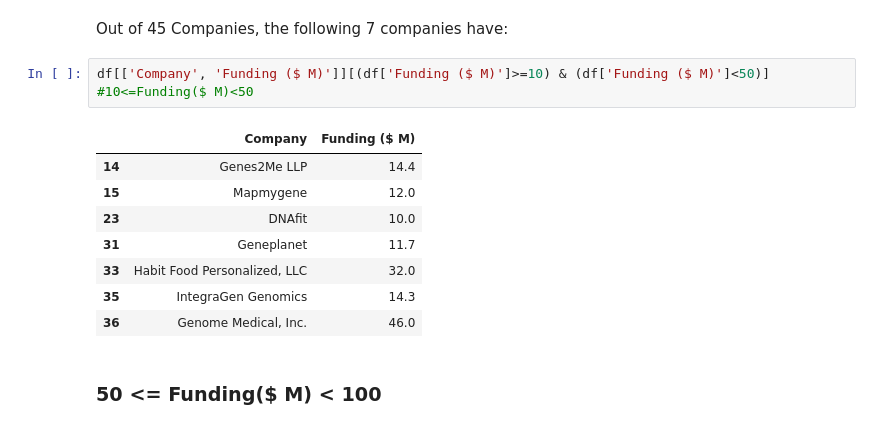
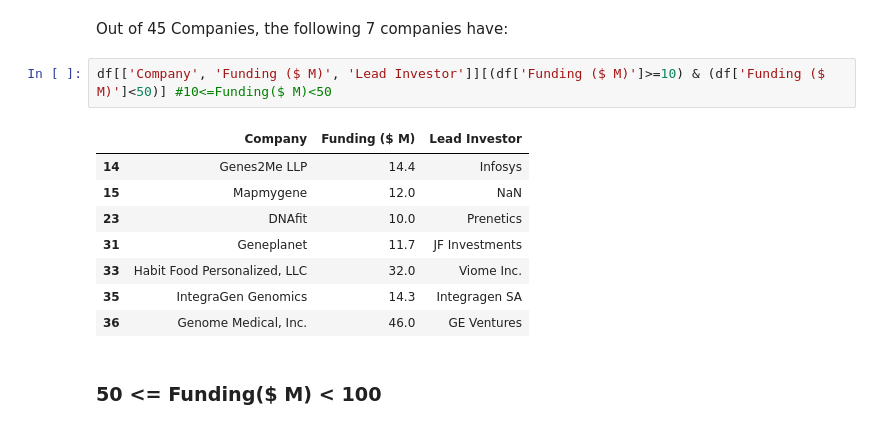
Before and after one commit to bhaveshpancholi/Competitor-Anlysis, a Jupyter notebook: Competitor Analysis.ipynb, the cells around one changed output. Cells and saved outputs as stored; diff of their text form.

```diff
--- a/Competitor Analysis.ipynb
+++ b/Competitor Analysis.ipynb
@@ -842,16 +842,16 @@ df[['Company', 'Funding ($ M)']][df['Funding ($ M)']<10] #Funding($ M)<10
 # %% [markdown]
 Out of 45 Companies, the following 7 companies have:
 # %%
-df[['Company', 'Funding ($ M)']][(df['Funding ($ M)']>=10) & (df['Funding ($ M)']<50)] #10<=Funding($ M)<50
+df[['Company', 'Funding ($ M)', 'Lead Investor']][(df['Funding ($ M)']>=10) & (df['Funding ($ M)']<50)] #10<=Funding($ M)<50
 # %% [output]
-|  | Company | Funding ($ M) |
-| 14 | Genes2Me LLP | 14.4 |
-| 15 | Mapmygene | 12.0 |
-| 23 | DNAfit | 10.0 |
-| 31 | Geneplanet | 11.7 |
-| 33 | Habit Food Personalized, LLC | 32.0 |
-| 35 | IntegraGen Genomics | 14.3 |
-| 36 | Genome Medical, Inc. | 46.0 |
+|  | Company | Funding ($ M) | Lead Investor |
+| 14 | Genes2Me LLP | 14.4 | Infosys |
+| 15 | Mapmygene | 12.0 | NaN |
+| 23 | DNAfit | 10.0 | Prenetics |
+| 31 | Geneplanet | 11.7 | JF Investments |
+| 33 | Habit Food Personalized, LLC | 32.0 | Viome Inc. |
+| 35 | IntegraGen Genomics | 14.3 | Integragen SA |
+| 36 | Genome Medical, Inc. | 46.0 | GE Ventures |
 # %% [markdown]
 ### 50 <= Funding($ M) < 100
 # %% [markdown]
```
Also changed, not shown: parts of 7 cells of this notebook, 1 other file.
